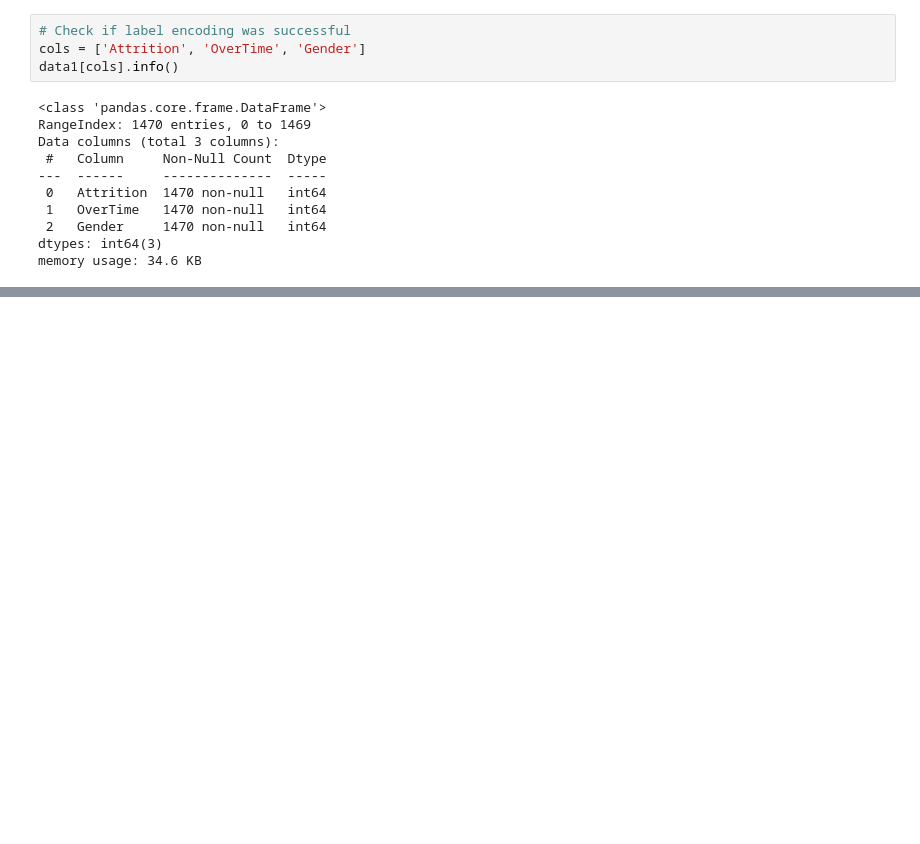
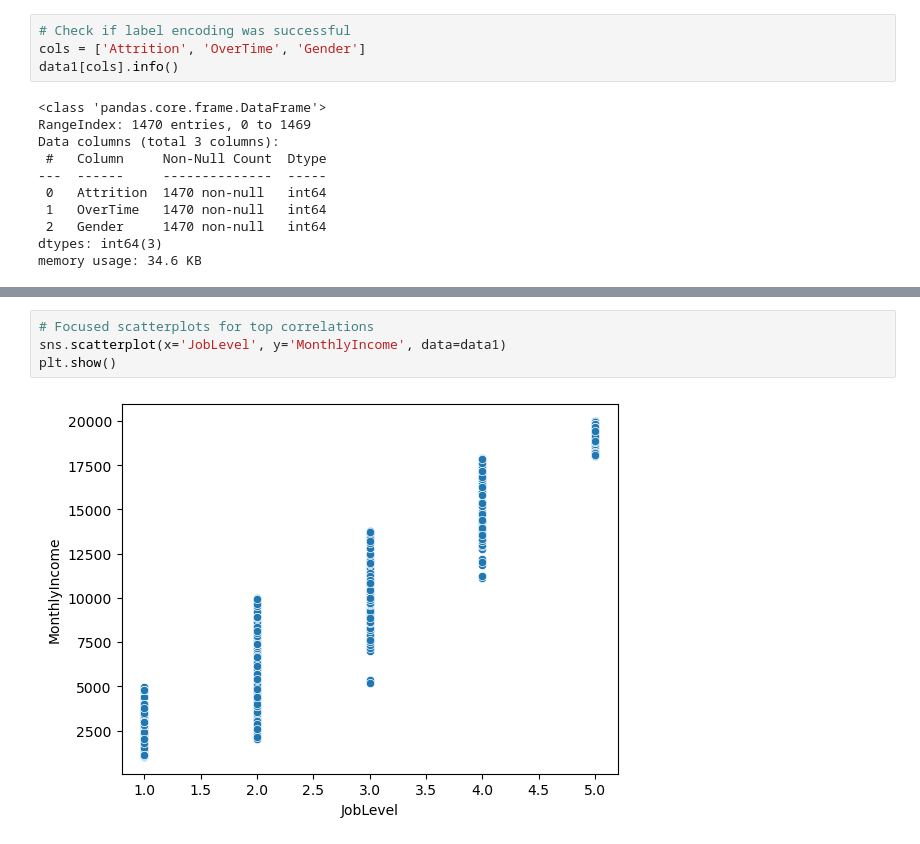
Before and after one commit to Gervig/Business-Intelligence, a Jupyter notebook: MP3/MP3 - Casper.ipynb, the cells around one changed output, grey strips where cells are left out. Saved outputs shown, nothing was run; the diff lists cells and outputs as text; blank space fills up the shorter version.

```diff
--- a/MP3/MP3 - Casper.ipynb
+++ b/MP3/MP3 - Casper.ipynb
@@ -177,0 +254,6 @@ memory usage: 34.6 KB
+# %%
+# Focused scatterplots for top correlations
+sns.scatterplot(x='JobLevel', y='MonthlyIncome', data=data1)
+plt.show()
+# %% [output]
+[figure, added]
```
Also changed, not shown: parts of 48 cells of this notebook.
